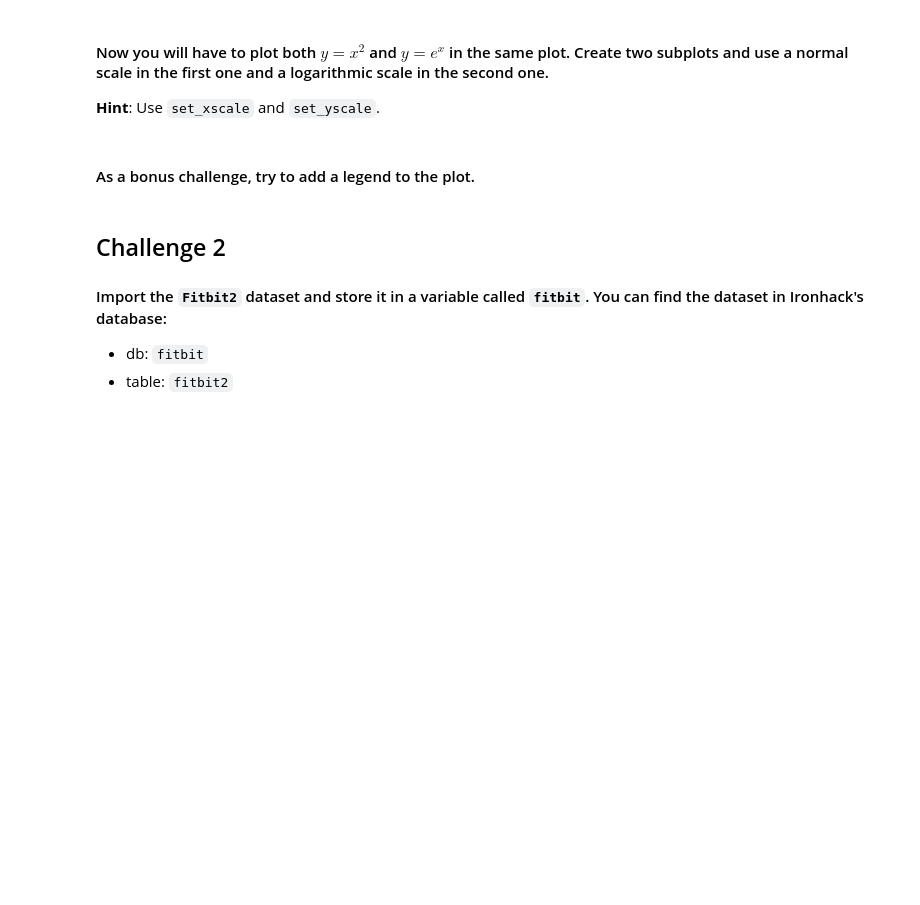
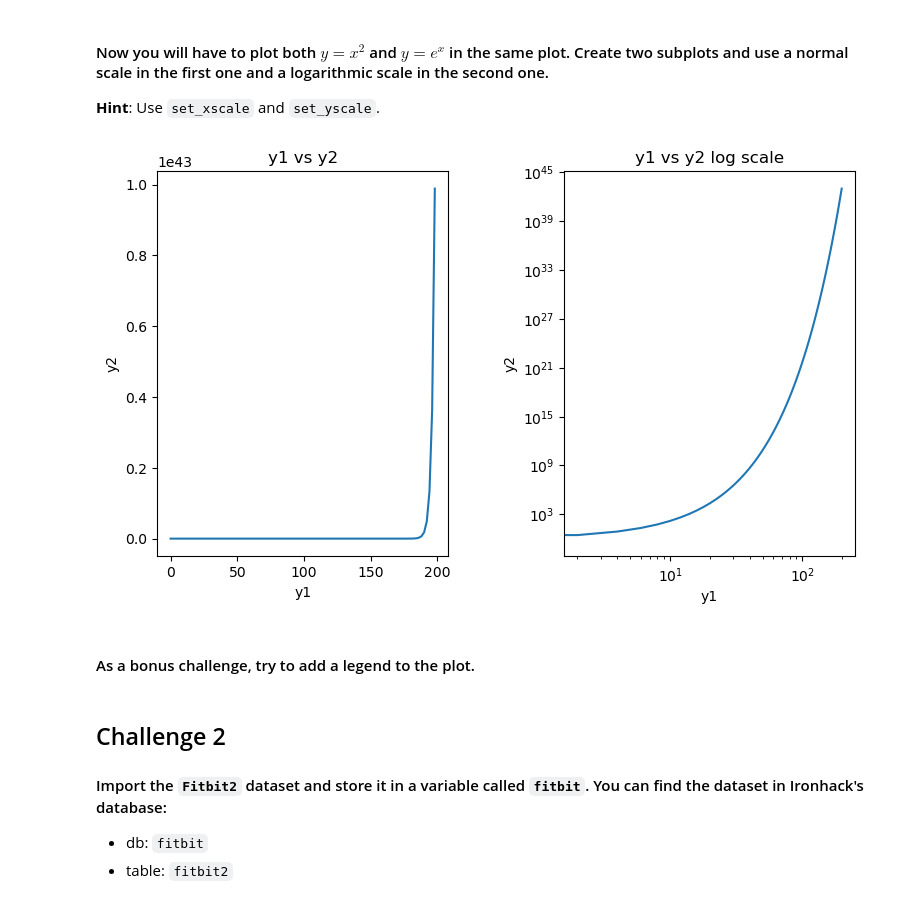
Before and after one commit to blancadelavega/dataptmad0924_labs, a Jupyter notebook: module-2/matplotlib-seaborn/your-code/main.ipynb, the cells around one changed output. Saved outputs shown, nothing was run; the diff lists cells and outputs as text; code cells hidden in the pictures; blank space fills up the shorter version.

```diff
--- a/module-2/matplotlib-seaborn/your-code/main.ipynb
+++ b/module-2/matplotlib-seaborn/your-code/main.ipynb
@@ -99,3 +114,30 @@ If you want, try to add a title to the plot or even axes labels. You can also pl
+# %%
+y1 = x*2
+y2 = np.exp(x)
+
+
+fig, axs = plt.subplots(ncols = 2,
+                       nrows = 1,
+                       figsize = (9, 5))
+axs[0].plot(y1, y2)
+axs[1].plot(y1, y2)
+
+axs[0].set(xlabel='y1',
+           ylabel='y2',
+           title='y1 vs y2')
+
+axs[1].set(xlabel='y1',
+           ylabel='y2',
+           title='y1 vs y2 log scale')
+
+axs[1].set_xscale("log")
+axs[1].set_yscale("log")
+
+plt.subplots_adjust(wspace=0.4)
+
+plt.show()
+# %% [output]
+[figure, added]
 # %% [markdown]
 #### As a bonus challenge, try to add a legend to the plot.
 # %%
```
Also changed, not shown: parts of 4 cells of this notebook.
